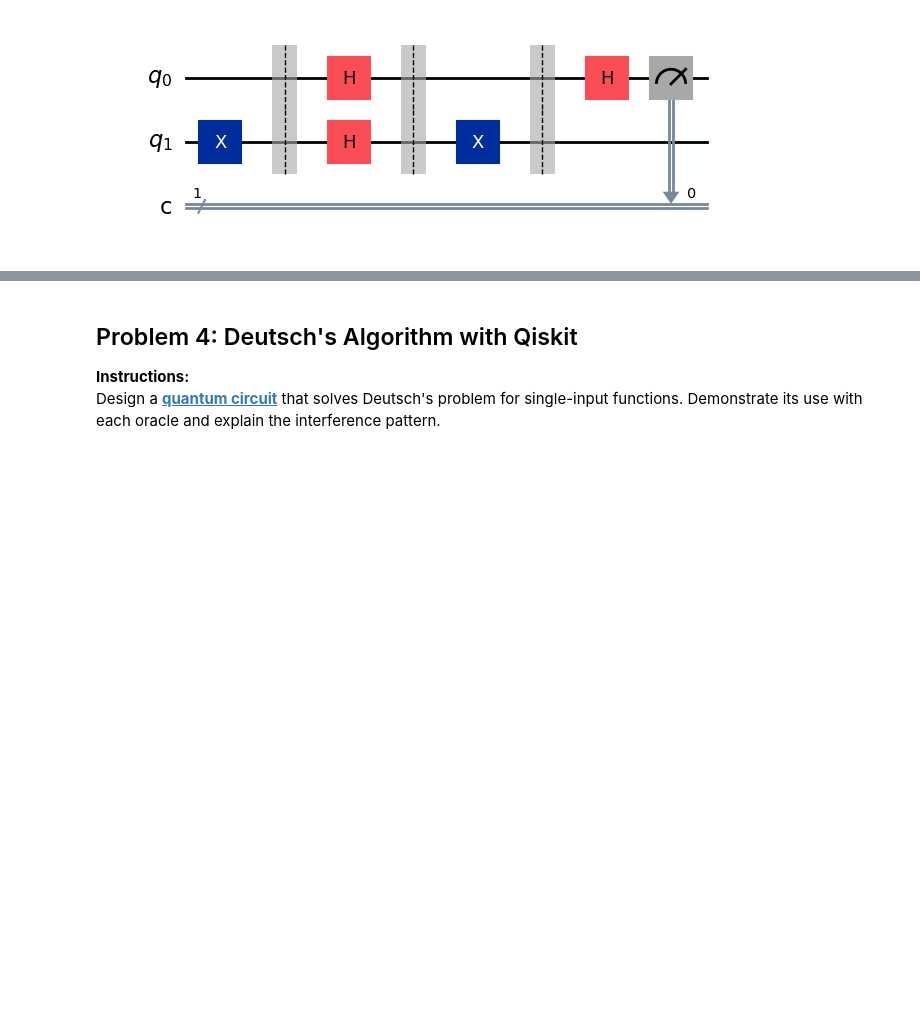
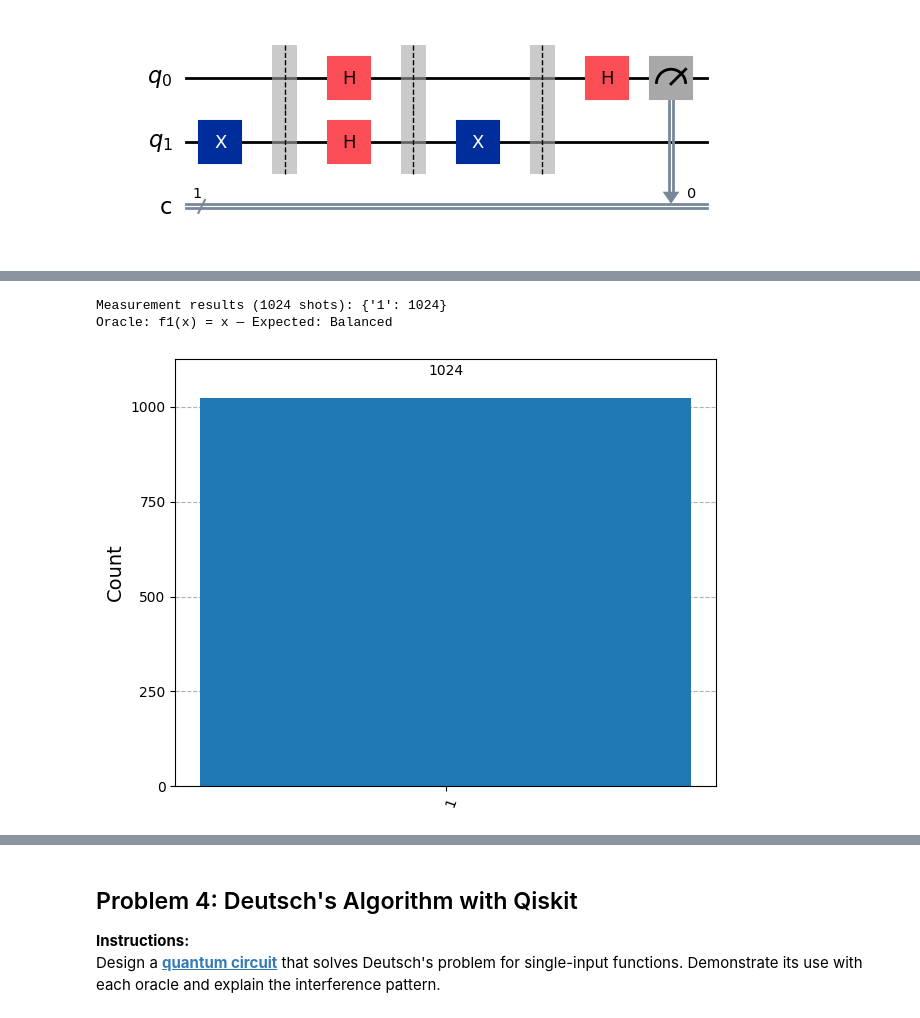
Before and after one commit to TiffanyYongNgikChee/emerging-technologies, a Jupyter notebook: problems.ipynb, the cells around one changed output, grey strips where cells are left out. Cells and saved outputs as stored; diff of their text form; code cells hidden in the pictures; blank space fills up the shorter version.

```diff
--- a/problems.ipynb
+++ b/problems.ipynb
@@ -2675,0 +2697,15 @@ Deutsch circuit with f3(x) = 1 (Constant):
+# %%
+# --- Simulate f1(x) = x (Balanced) ---
+# Expected: qubit 0 always measures 1 → Balanced.
+simulator = AerSimulator()
+compiled = transpile(deutsch_f1, simulator)
+result = simulator.run(compiled, shots=1024).result()
+counts = result.get_counts()
+
+print("\nMeasurement results (1024 shots):", counts)
+print("Oracle: f1(x) = x — Expected: Balanced")
+display(viz.plot_histogram(counts))
+# %% [output]
+Measurement results (1024 shots): {'1': 1024}
+Oracle: f1(x) = x — Expected: Balanced
+[figure, added]
```
Also changed, not shown: parts of 4 cells of this notebook.
